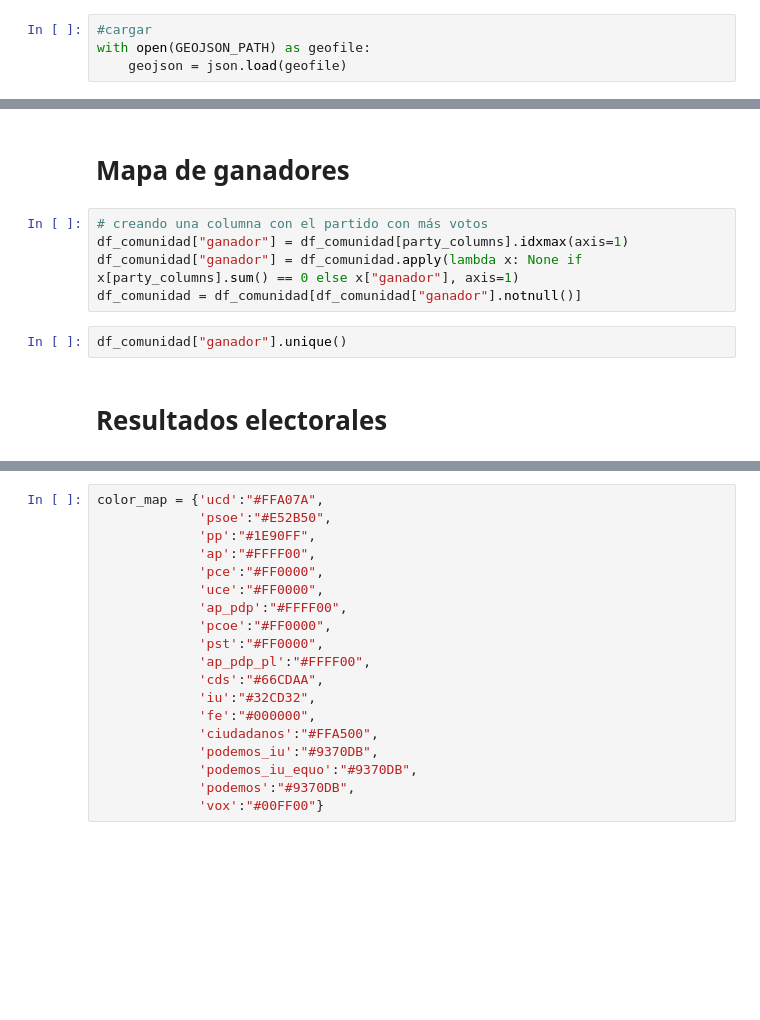
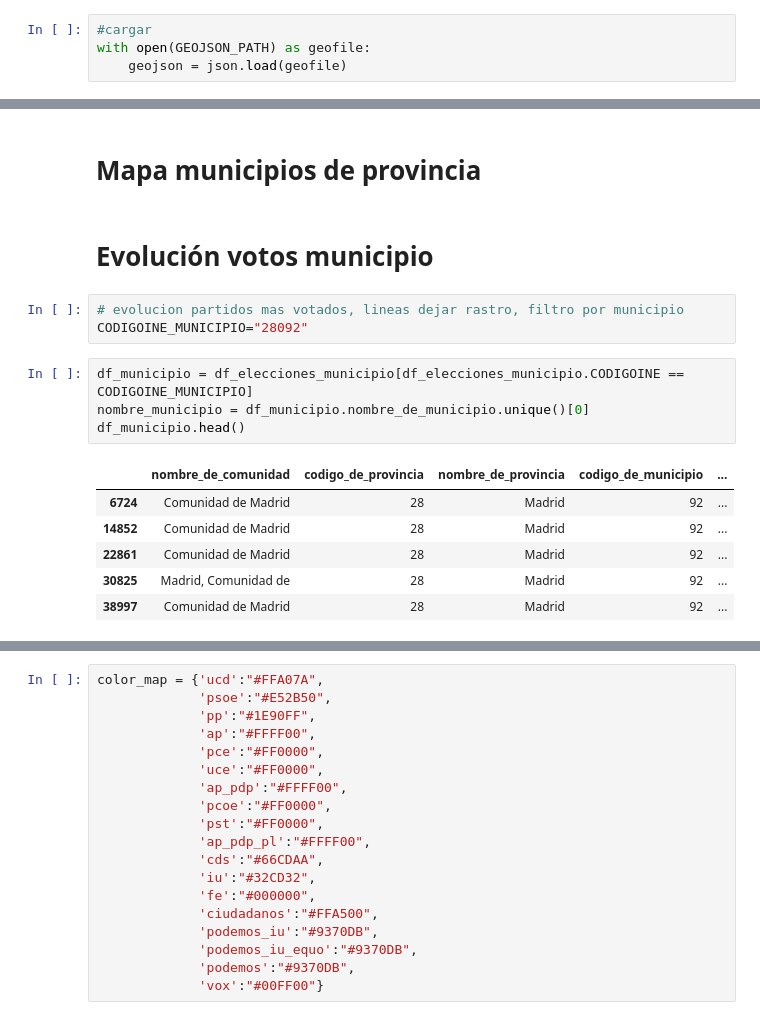
Before and after one commit to Morante-tech/PoliticAI, a Jupyter notebook: privado-articulos/notebooks/region_influyente.ipynb, the cells around one changed output, grey strips where cells are left out. Saved outputs shown, nothing was run; the diff lists cells and outputs as text; blank space fills up the shorter version.

```diff
--- a/privado-articulos/notebooks/region_influyente.ipynb
+++ b/privado-articulos/notebooks/region_influyente.ipynb
@@ -262,11 +206,18 @@ with open(GEOJSON_PATH) as geofile:
 # %% [markdown]
-# Mapa de ganadores
+# Mapa municipios de provincia
-# %%
-# creando una columna con el partido con más votos
-df_comunidad["ganador"] = df_comunidad[party_columns].idxmax(axis=1)
-df_comunidad["ganador"] = df_comunidad.apply(lambda x: None if x[party_columns].sum() == 0 else x["ganador"], axis=1)
-df_comunidad = df_comunidad[df_comunidad["ganador"].notnull()]
-# %%
-df_comunidad["ganador"].unique()
-# %% [markdown]
-# Resultados electorales
+# %% [markdown]
+# Evolución votos municipio
+# %%
+# evolucion partidos mas votados, lineas dejar rastro, filtro por municipio
+CODIGOINE_MUNICIPIO="28092"
+# %%
+df_municipio = df_elecciones_municipio[df_elecciones_municipio.CODIGOINE == CODIGOINE_MUNICIPIO]
+nombre_municipio = df_municipio.nombre_de_municipio.unique()[0]
+df_municipio.head()
+# %% [output]
+|  | nombre_de_comunidad | codigo_de_provincia | nombre_de_provincia | codigo_de_municipio | ... |
+| 6724 | Comunidad de Madrid | 28 | Madrid | 92 | ... |
+| 14852 | Comunidad de Madrid | 28 | Madrid | 92 | ... |
+| 22861 | Comunidad de Madrid | 28 | Madrid | 92 | ... |
+| 30825 | Madrid, Comunidad de | 28 | Madrid | 92 | ... |
+| 38997 | Comunidad de Madrid | 28 | Madrid | 92 | ... |
```
Also changed, not shown: parts of 35 cells of this notebook.
